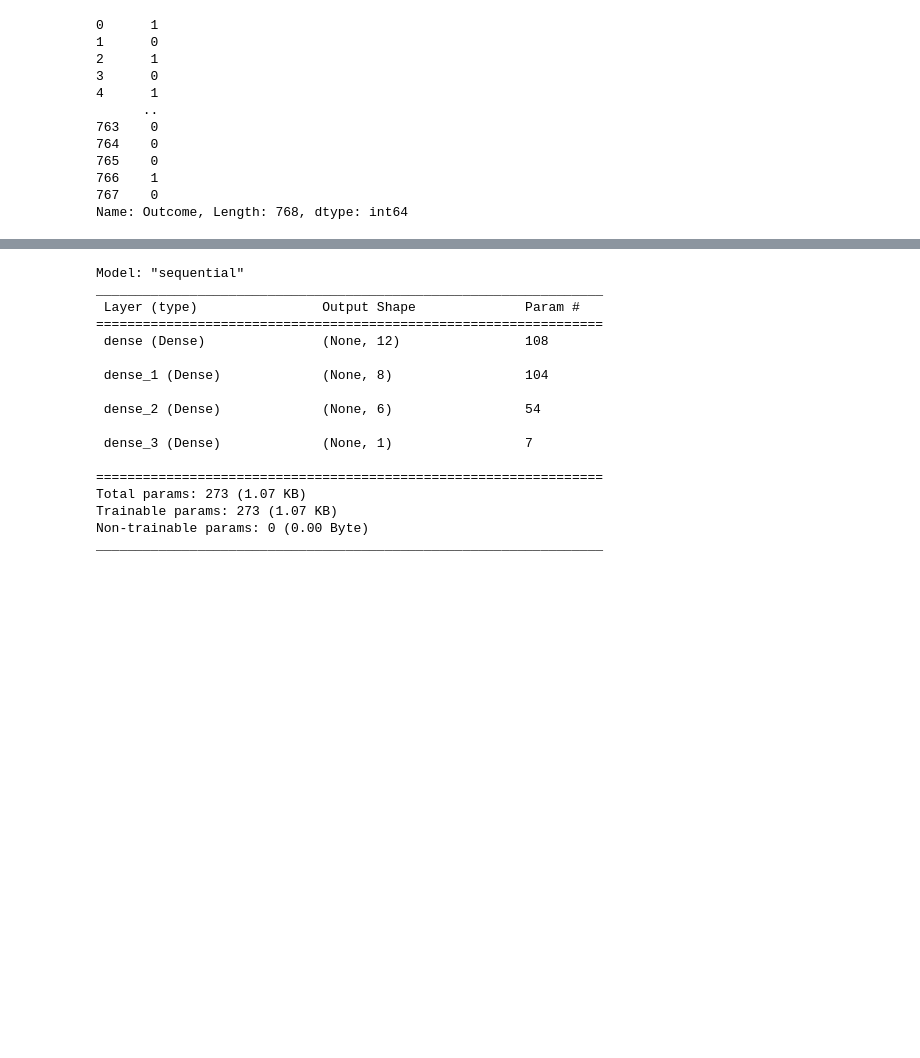
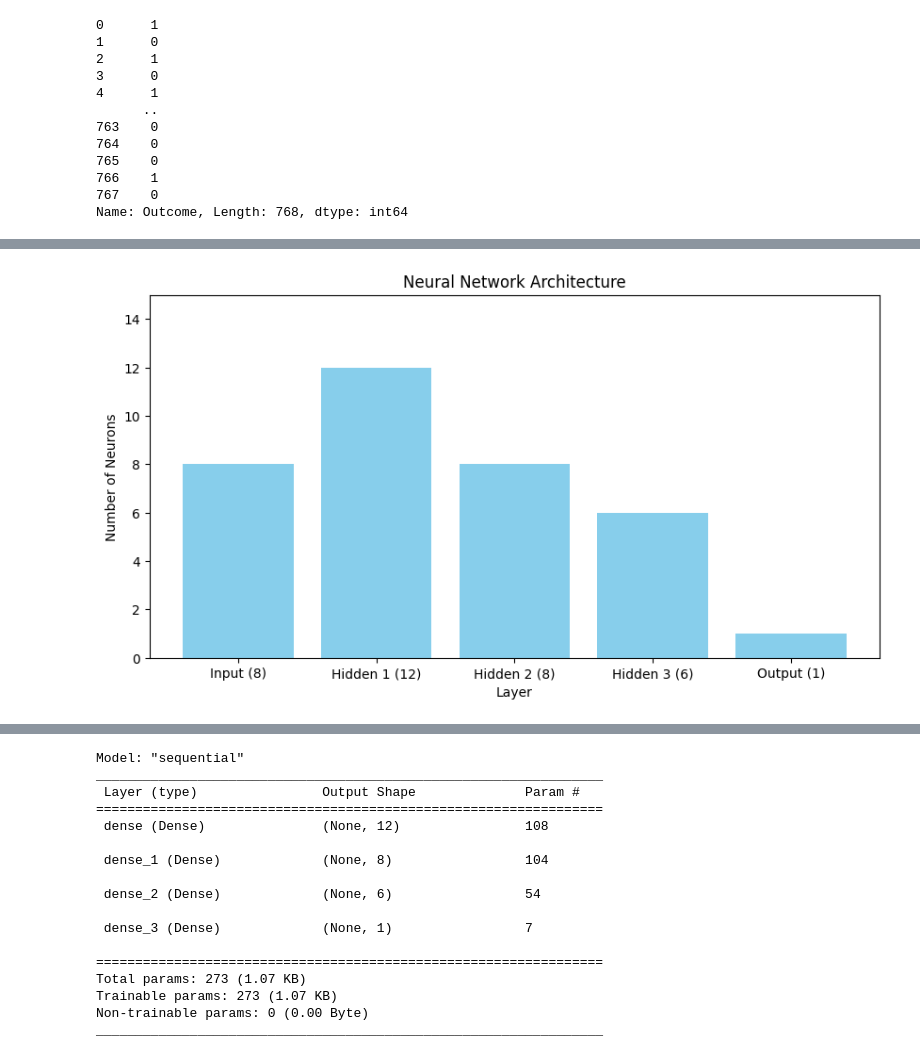
Before and after one commit to rudestewing/AIForIndonesiaBootcamp_CV, a Jupyter notebook: WeeklyAssesment/WeeklyAssessment-2/work.ipynb, the cells around one changed output, grey strips where cells are left out. Saved outputs shown, nothing was run; the diff lists cells and outputs as text; code cells hidden in the pictures; blank space fills up the shorter version.

Commit message:
feat(weekly-assessment-2): try architecture

```diff
--- a/WeeklyAssesment/WeeklyAssessment-2/work.ipynb
+++ b/WeeklyAssesment/WeeklyAssessment-2/work.ipynb
@@ -126,0 +147,17 @@ model.add(Dense(1, activation='sigmoid')) # output layer
+# %%
+import matplotlib.pyplot as plt
+
+# Define the layers
+layers = ['Input (8)', 'Hidden 1 (12)', 'Hidden 2 (8)', 'Hidden 3 (6)', 'Output (1)']
+layer_sizes = [8, 12, 8, 6, 1]
+
+# Create a bar plot
+plt.figure(figsize=(10, 5))
+plt.bar(layers, layer_sizes, color='skyblue')
+plt.xlabel('Layer')
+plt.ylabel('Number of Neurons')
+plt.title('Neural Network Architecture')
+plt.ylim(0, 15)  # Set y-axis limit
+plt.show()
+# %% [output]
+[figure, added]
```
Also changed, not shown: parts of 35 cells of this notebook.
